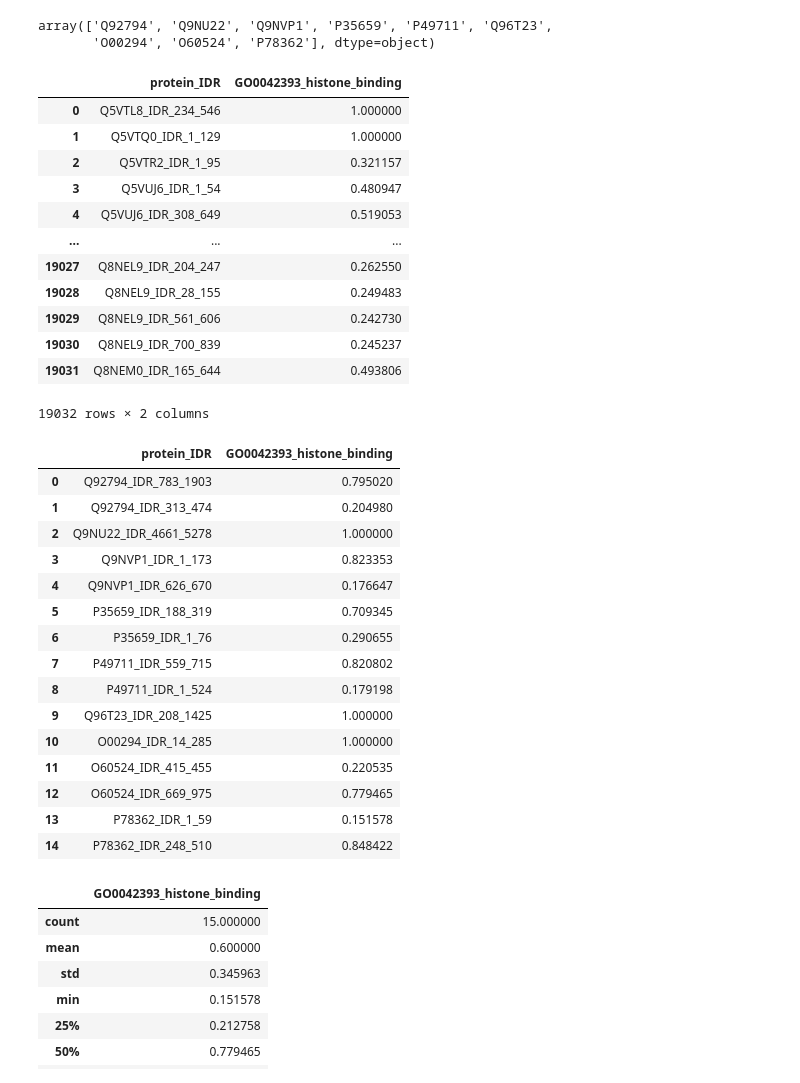
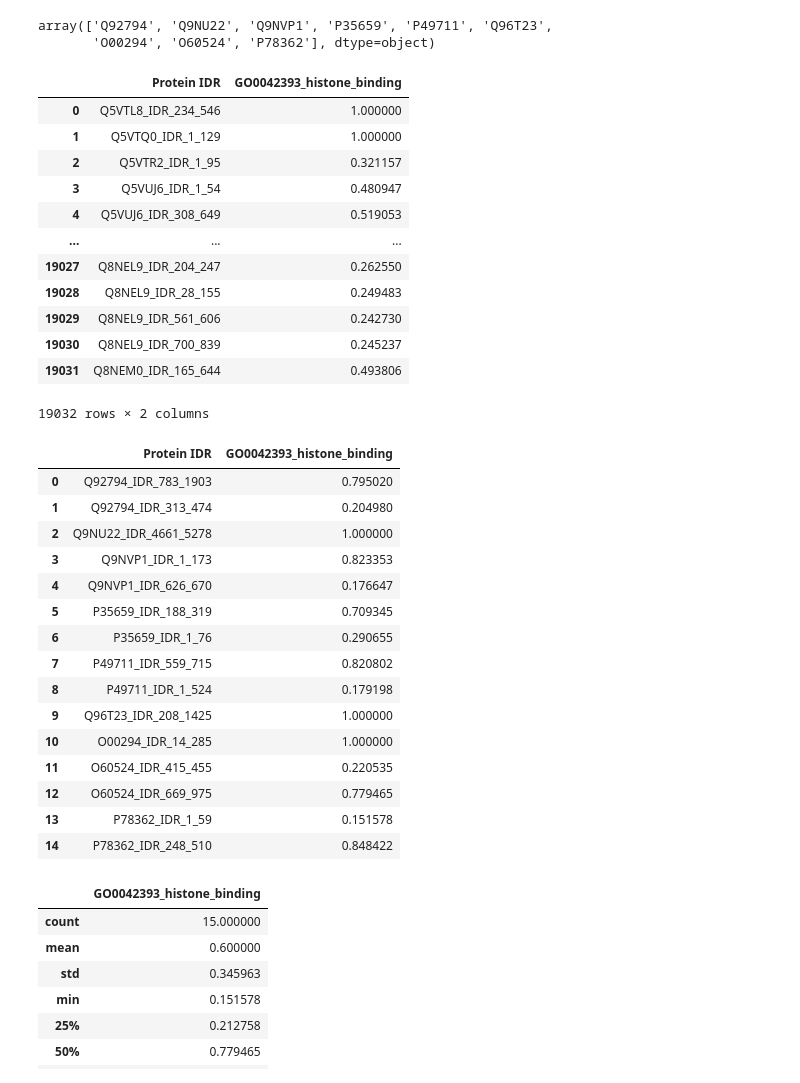
Before and after one commit to ShutingXie/IDR, a Jupyter notebook: IDR.ipynb, the cells around one changed output. Drawn from its saved outputs; the diff is of its cells as text; code cells hidden in the pictures.

```diff
--- a/IDR.ipynb
+++ b/IDR.ipynb
@@ -123,10 +123,10 @@ protein_values
 array(['Q92794', 'Q9NU22', 'Q9NVP1', 'P35659', 'P49711', 'Q96T23',
        'O00294', 'O60524', 'P78362'], dtype=object)
 # %%
-IDR = IDR.rename(columns={"Unnamed: 0": "protein_IDR"})
+IDR = IDR.rename(columns={"Unnamed: 0": "Protein IDR"})
 IDR
 # %% [output]
-|  | protein_IDR | GO0042393_histone_binding |
+|  | Protein IDR | GO0042393_histone_binding |
 | 0 | Q5VTL8_IDR_234_546 | 1.000000 |
 | 1 | Q5VTQ0_IDR_1_129 | 1.000000 |
 | 2 | Q5VTR2_IDR_1_95 | 0.321157 |
@@ -142,14 +142,14 @@ IDR
 # %%
 filter_IDRs = pd.DataFrame()
 for value in protein_values:
-    for IDR_value in IDR["protein_IDR"].values:
+    for IDR_value in IDR["Protein IDR"].values:
         if value in IDR_value:
-            s2 = IDR[IDR["protein_IDR"] == IDR_value]
+            s2 = IDR[IDR["Protein IDR"] == IDR_value]
             filter_IDRs = pd.concat([filter_IDRs, s2], ignore_index=True)
 
 filter_IDRs
 # %% [output]
-|  | protein_IDR | GO0042393_histone_binding |
+|  | Protein IDR | GO0042393_histone_binding |
 | 0 | Q92794_IDR_783_1903 | 0.795020 |
 | 1 | Q92794_IDR_313_474 | 0.204980 |
 | 2 | Q9NU22_IDR_4661_5278 | 1.000000 |
```
Also changed, not shown: parts of 15 cells of this notebook, 1 other file.
